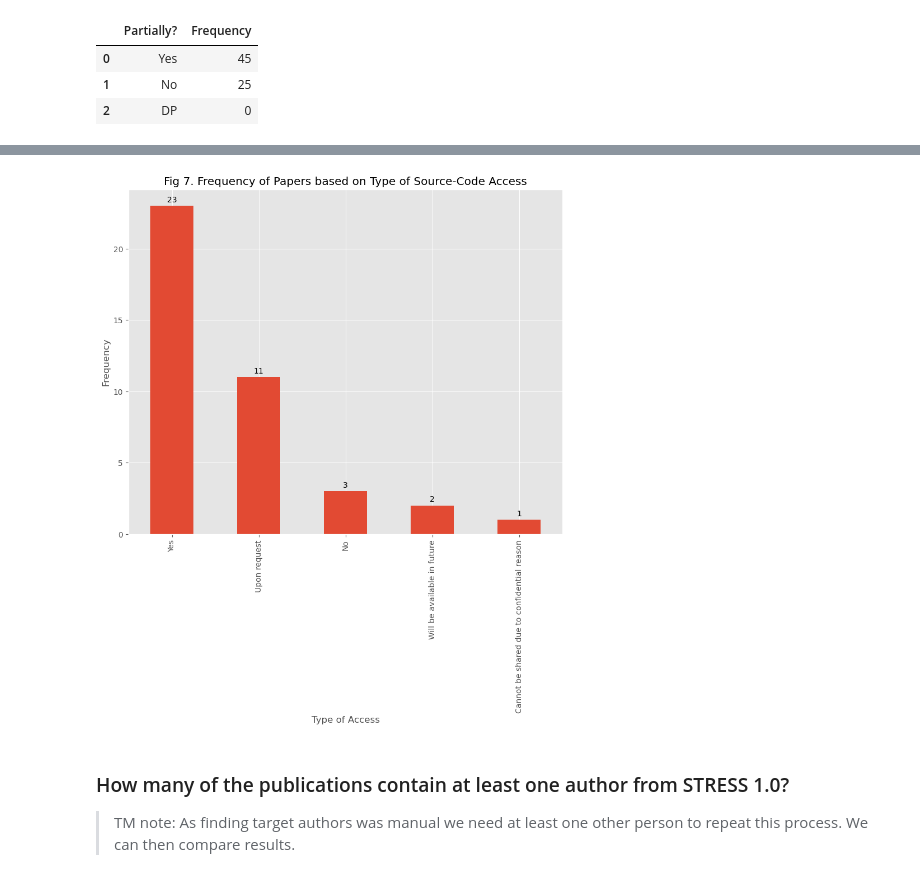
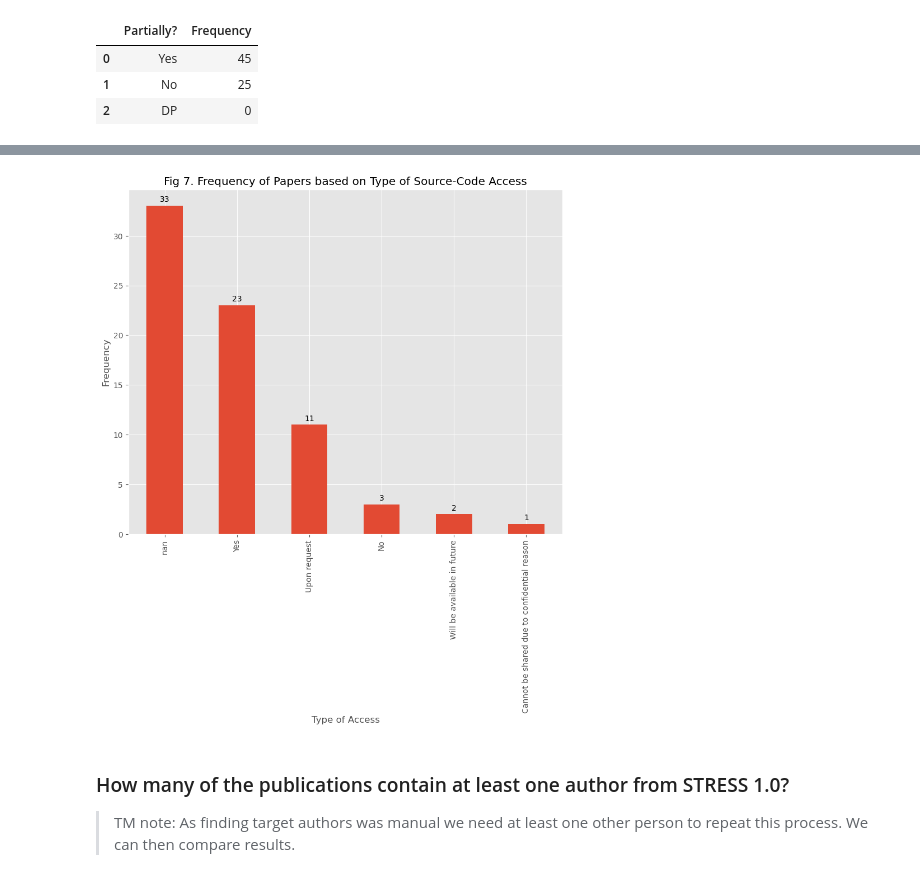
Before and after one commit to pythonhealthdatascience/stress_update, a Jupyter notebook: quarto_site/03_results/03_analysis.ipynb, the cells around one changed output, grey strips where cells are left out. Drawn from its saved outputs; the diff is of its cells as text; code cells hidden in the pictures.

```diff
--- a/quarto_site/03_results/03_analysis.ipynb
+++ b/quarto_site/03_results/03_analysis.ipynb
@@ -347,19 +362,19 @@ Partially_freq
 # %%
-Code_Access_freq = empirical_studies["source_code_access"].value_counts()
+code_access_freq = empirical_studies["source_code_access"].value_counts(dropna=False)
 
 plt.figure(figsize=(10, 8))
-SCAB = Code_Access_freq.plot(kind="bar")
+SCAB = code_access_freq.plot(kind="bar")
 
 plt.title("Fig 7. Frequency of Papers based on Type of Source-Code Access")
 plt.xlabel("Type of Access")
 plt.ylabel("Frequency")
 
 # Add data labels on the bars
 SCAB.bar_label(SCAB.containers[0], label_type="edge", padding=3)
 
 plt.show()
 # %% [output]
-[figure, old version]
+[figure, new version]
 # %% [markdown]
 ### How many of the publications contain at least one author from STRESS 1.0?
 
```
Also changed, not shown: parts of 13 cells of this notebook, 3 other files.
